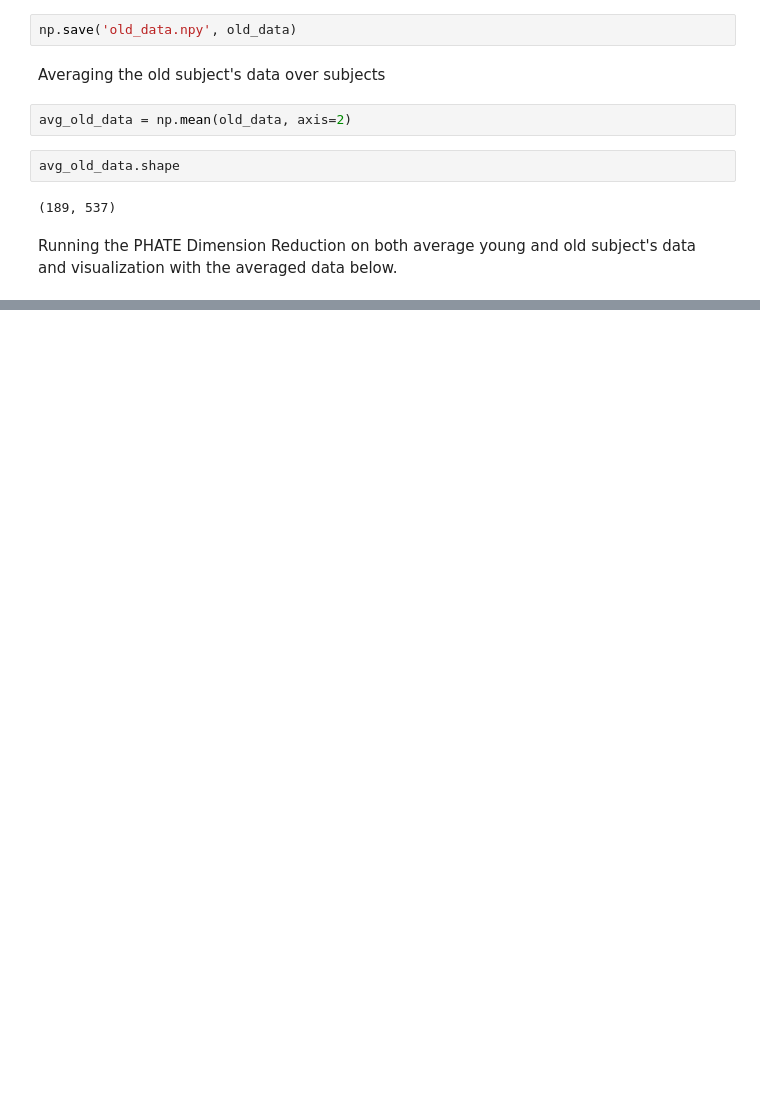
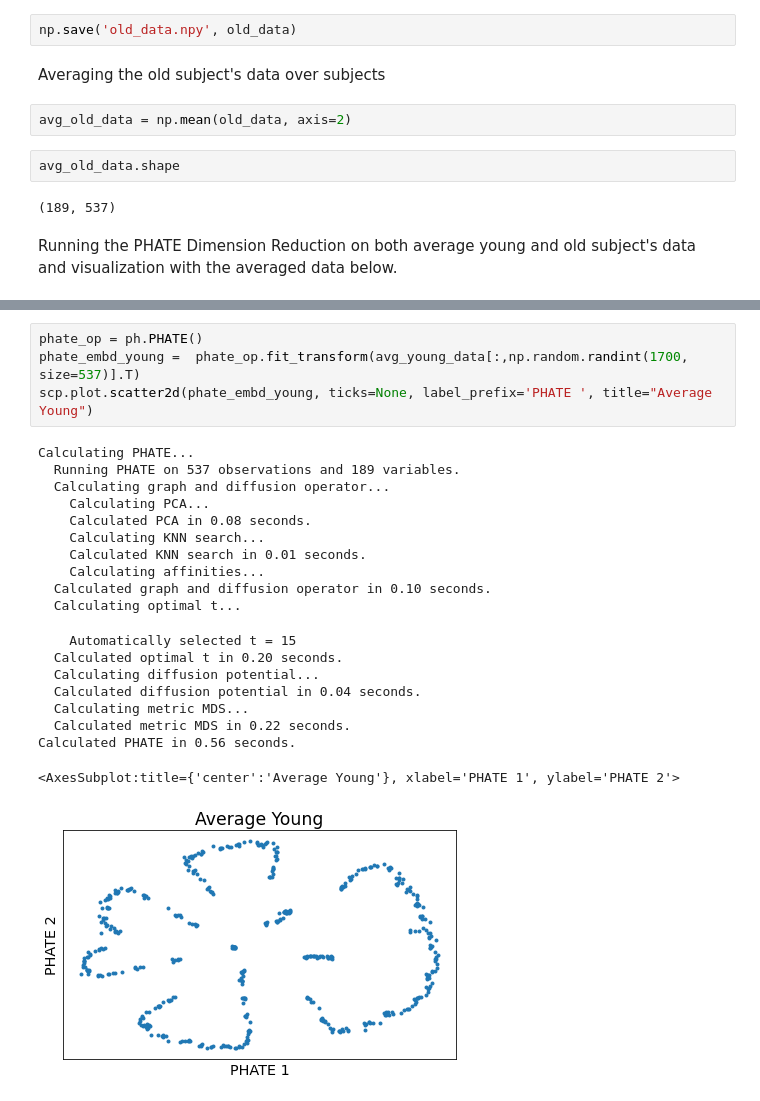
Before and after one commit to RishiDarkDevil/Neural-Uncertainty-Representation, a Jupyter notebook: PHATE.ipynb, the cells around one changed output, grey strips where cells are left out. Saved outputs shown, nothing was run; the diff lists cells and outputs as text; blank space fills up the shorter version.

Commit message:
Roughly address the less voxel problem for old subjects compared to young subjects for PHATE viz

```diff
--- a/PHATE.ipynb
+++ b/PHATE.ipynb
@@ -239,0 +248,24 @@ scp.sub
+# %%
+phate_op = ph.PHATE()
+phate_embd_young =  phate_op.fit_transform(avg_young_data[:,np.random.randint(1700, size=537)].T)
+scp.plot.scatter2d(phate_embd_young, ticks=None, label_prefix='PHATE ', title="Average Young")
+# %% [output]
+Calculating PHATE...
+  Running PHATE on 537 observations and 189 variables.
+  Calculating graph and diffusion operator...
+    Calculating PCA...
+    Calculated PCA in 0.08 seconds.
+    Calculating KNN search...
+    Calculated KNN search in 0.01 seconds.
+    Calculating affinities...
+  Calculated graph and diffusion operator in 0.10 seconds.
+  Calculating optimal t...
+    Automatically selected t = 15
+  Calculated optimal t in 0.20 seconds.
+  Calculating diffusion potential...
+  Calculated diffusion potential in 0.04 seconds.
+  Calculating metric MDS...
+  Calculated metric MDS in 0.22 seconds.
+Calculated PHATE in 0.56 seconds.
+<AxesSubplot:title={'center':'Average Young'}, xlabel='PHATE 1', ylabel='PHATE 2'>
+[figure, added]
```
Also changed, not shown: parts of 9 cells of this notebook.
